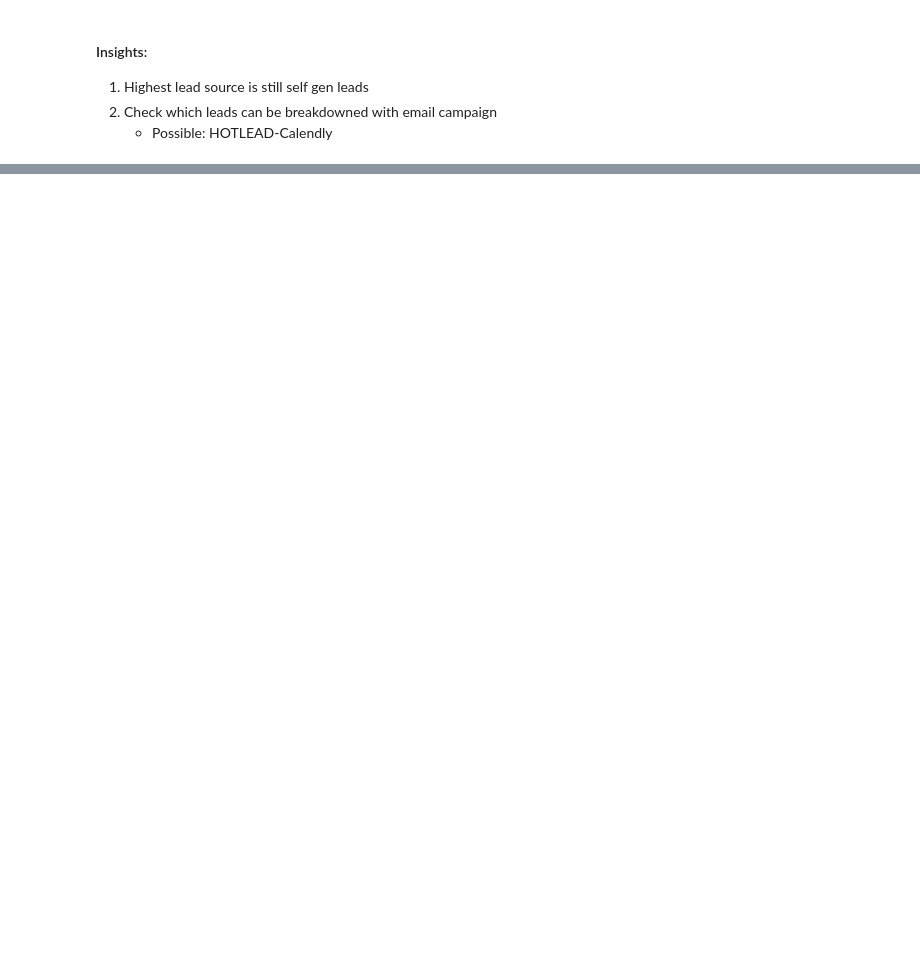
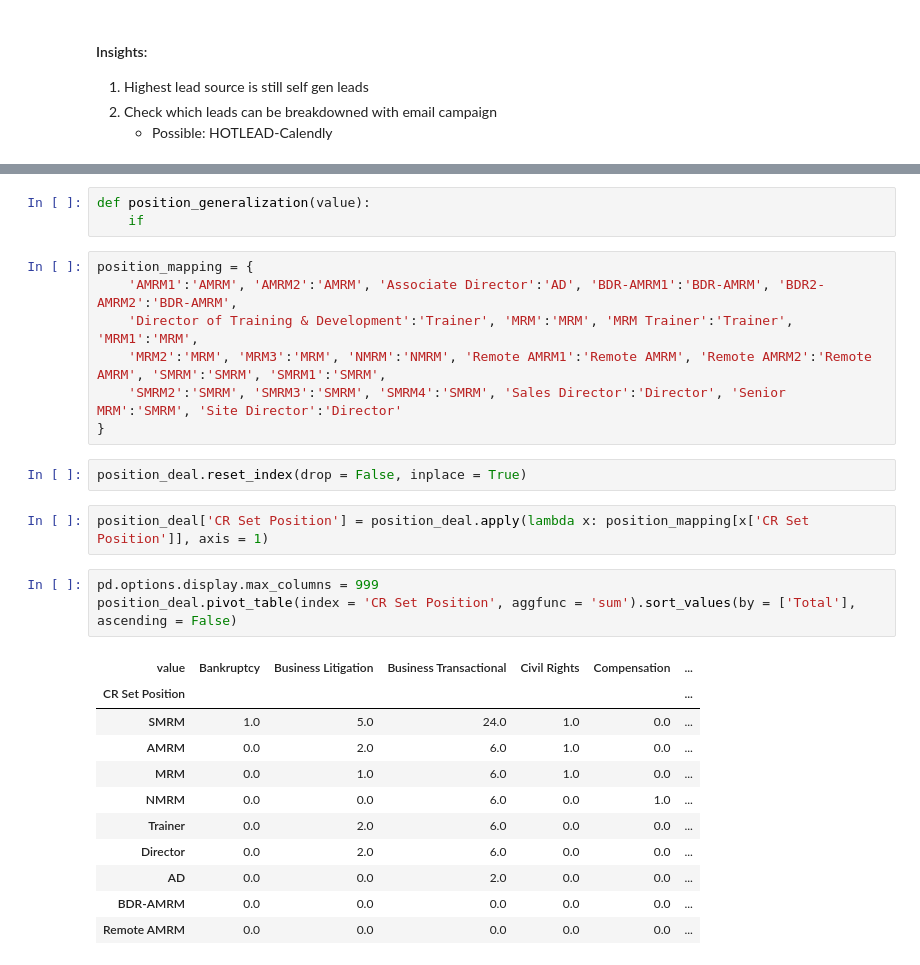
Before and after one commit to rapiinel/sales_rep_lead_preference, a Jupyter notebook: Untitled.ipynb, the cells around one changed output, grey strips where cells are left out. Cells and saved outputs as stored; diff of their text form; blank space fills up the shorter version.

```diff
--- a/Untitled.ipynb
+++ b/Untitled.ipynb
@@ -249,0 +209,29 @@ pvot_table
+# %%
+def position_generalization(value):
+    if
+# %%
+position_mapping = {
+    'AMRM1':'AMRM', 'AMRM2':'AMRM', 'Associate Director':'AD', 'BDR-AMRM1':'BDR-AMRM', 'BDR2-AMRM2':'BDR-AMRM',
+    'Director of Training & Development':'Trainer', 'MRM':'MRM', 'MRM Trainer':'Trainer', 'MRM1':'MRM',
+    'MRM2':'MRM', 'MRM3':'MRM', 'NMRM':'NMRM', 'Remote AMRM1':'Remote AMRM', 'Remote AMRM2':'Remote AMRM', 'SMRM':'SMRM', 'SMRM1':'SMRM',
+    'SMRM2':'SMRM', 'SMRM3':'SMRM', 'SMRM4':'SMRM', 'Sales Director':'Director', 'Senior MRM':'SMRM', 'Site Director':'Director'
+}
+# %%
+position_deal.reset_index(drop = False, inplace = True)
+# %%
+position_deal['CR Set Position'] = position_deal.apply(lambda x: position_mapping[x['CR Set Position']], axis = 1)
+# %%
+pd.options.display.max_columns = 999
+position_deal.pivot_table(index = 'CR Set Position', aggfunc = 'sum').sort_values(by = ['Total'], ascending = False)
+# %% [output]
+| value | Bankruptcy | Business Litigation | Business Transactional | Civil Rights | Compensation | ... |
+| CR Set Position |  |  |  |  |  | ... |
+| SMRM | 1.0 | 5.0 | 24.0 | 1.0 | 0.0 | ... |
+| AMRM | 0.0 | 2.0 | 6.0 | 1.0 | 0.0 | ... |
+| MRM | 0.0 | 1.0 | 6.0 | 1.0 | 0.0 | ... |
+| NMRM | 0.0 | 0.0 | 6.0 | 0.0 | 1.0 | ... |
+| Trainer | 0.0 | 2.0 | 6.0 | 0.0 | 0.0 | ... |
+| Director | 0.0 | 2.0 | 6.0 | 0.0 | 0.0 | ... |
+| AD | 0.0 | 0.0 | 2.0 | 0.0 | 0.0 | ... |
+| BDR-AMRM | 0.0 | 0.0 | 0.0 | 0.0 | 0.0 | ... |
+| Remote AMRM | 0.0 | 0.0 | 0.0 | 0.0 | 0.0 | ... |
```
Also changed, not shown: parts of 16 cells of this notebook.
